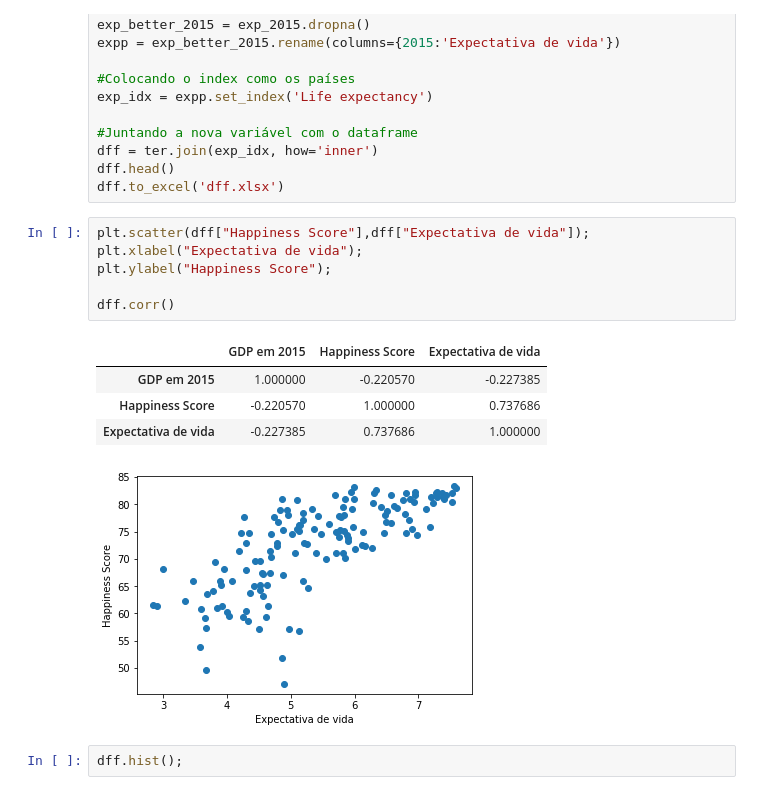
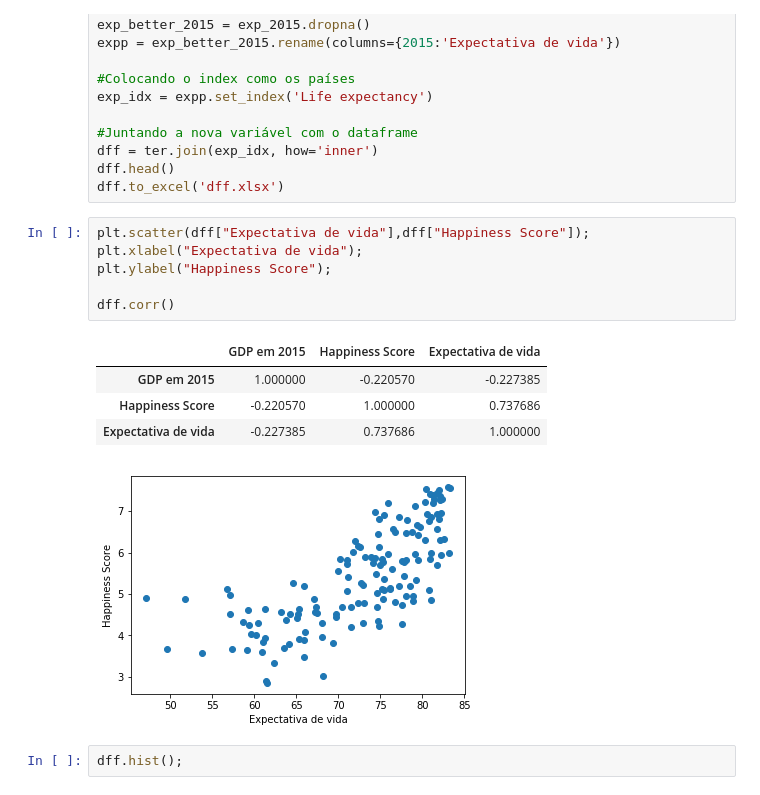
Before and after one commit to gicabral/Projeto_final_CDD, a Jupyter notebook: Projeto final Dados - leitura de dataset.ipynb, the cells around one changed output. Saved outputs shown, nothing was run; the diff lists cells and outputs as text.

```diff
--- a/Projeto final Dados - leitura de dataset.ipynb
+++ b/Projeto final Dados - leitura de dataset.ipynb
@@ -154,17 +152,17 @@ dff = ter.join(exp_idx, how='inner')
 dff.head()
 dff.to_excel('dff.xlsx')
 # %%
-plt.scatter(dff["Happiness Score"],dff["Expectativa de vida"]);
+plt.scatter(dff["Expectativa de vida"],dff["Happiness Score"]);
 plt.xlabel("Expectativa de vida");
 plt.ylabel("Happiness Score");
 
 dff.corr()
 # %% [output]
 |  | GDP em 2015 | Happiness Score | Expectativa de vida |
 | GDP em 2015 | 1.000000 | -0.220570 | -0.227385 |
 | Happiness Score | -0.220570 | 1.000000 | 0.737686 |
 | Expectativa de vida | -0.227385 | 0.737686 | 1.000000 |
-[figure, old version]
+[figure, new version]
 # %%
 dff.hist();
 # %% [output]
```
Also changed, not shown: parts of 34 cells of this notebook, 3 other files.
